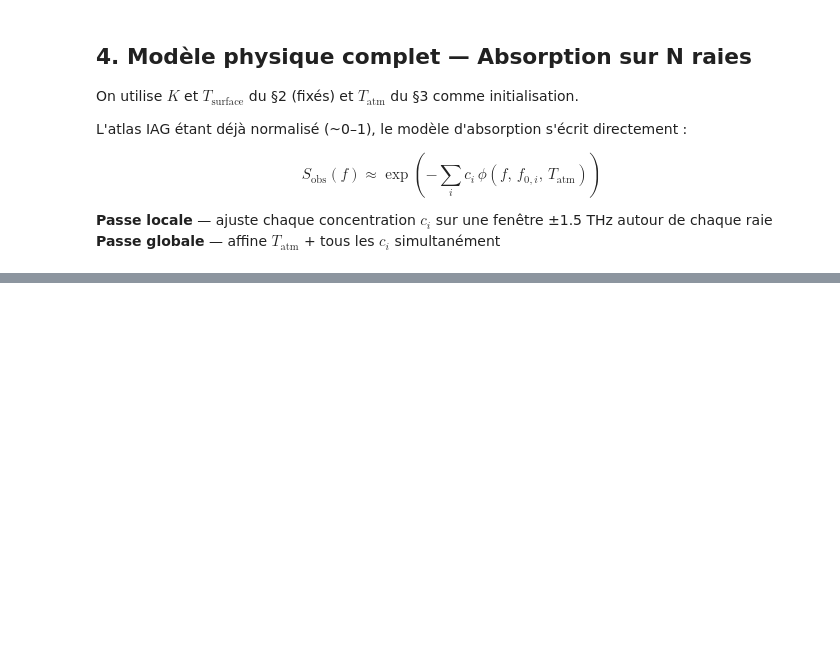
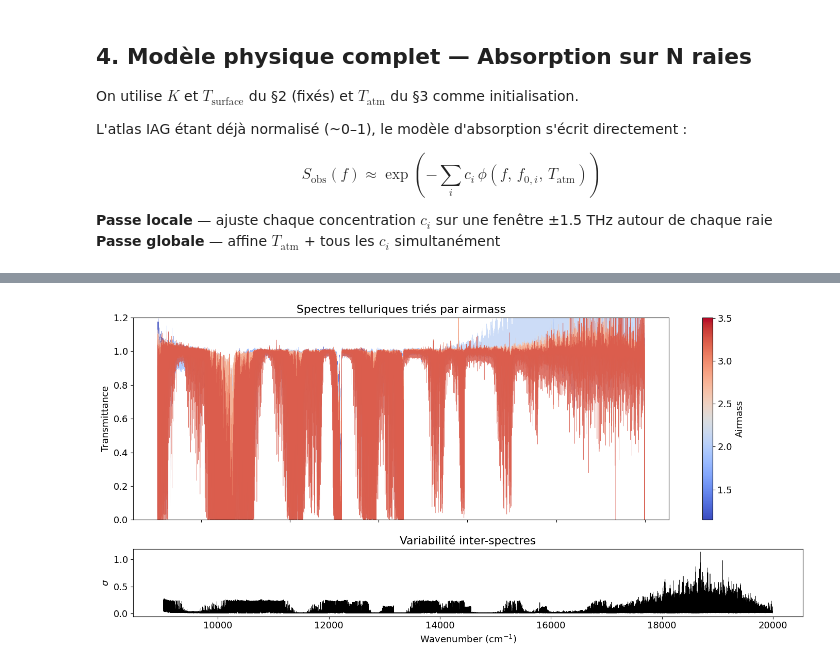
Before and after one commit to crabedesneiges/solar_spectrum, a Jupyter notebook: sun_atmosphere.ipynb, the cells around one changed output, grey strips where cells are left out. Drawn from its saved outputs; the diff is of its cells as text; code cells hidden in the pictures; blank space fills up the shorter version.

```diff
--- a/sun_atmosphere.ipynb
+++ b/sun_atmosphere.ipynb
@@ -250,0 +340,34 @@ print(f"RMS résidus = {np.sqrt(np.mean(resid_f**2)):.4f}")
+# %%
+# Tri des spectres par airmass croissante
+sort_idx        = np.argsort(ot.airmass)
+airmass_sorted  = ot.airmass[sort_idx]
+tel_sorted      = ot.tel_spectra[sort_idx]
+
+cmap_am = matplotlib.cm.get_cmap('coolwarm')
+
+fig, axes = plt.subplots(2, 1, figsize=(14, 7), sharex=True,
+                         gridspec_kw={'height_ratios': [3, 1]})
+
+ax = axes[0]
+for i, (spec, am) in enumerate(zip(tel_sorted, airmass_sorted)):
+    ax.plot(ot.v, spec, c=cmap_am(i / len(sort_idx)), lw=0.4, alpha=0.8)
+
+sm = matplotlib.cm.ScalarMappable(cmap='coolwarm',
+     norm=matplotlib.colors.Normalize(airmass_sorted.min(), airmass_sorted.max()))
+plt.colorbar(sm, ax=ax, label='Airmass')
+ax.set_ylabel('Transmittance')
+ax.set_title('Spectres telluriques triés par airmass')
+ax.set_ylim(0, 1.2)
+
+# Ecart type pour détecter les raies telluriques
+ax2 = axes[1]
+std_tel = np.std(ot.tel_spectra, axis=0)
+ax2.plot(ot.v, std_tel, 'k', lw=0.5)
+ax2.set_xlabel('Wavenumber (cm$^{-1}$)')
+ax2.set_ylabel('$\sigma$')
+ax2.set_title('Variabilité inter-spectres')
+
+plt.tight_layout()
+plt.show()
+# %% [output]
+[figure, added]
```
Also changed, not shown: parts of 19 cells of this notebook, 1 other file.
